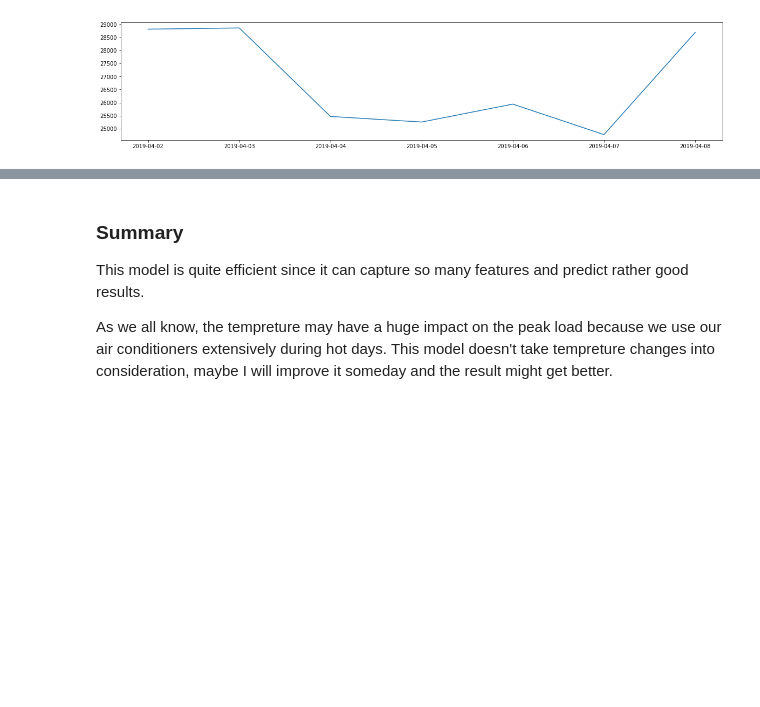
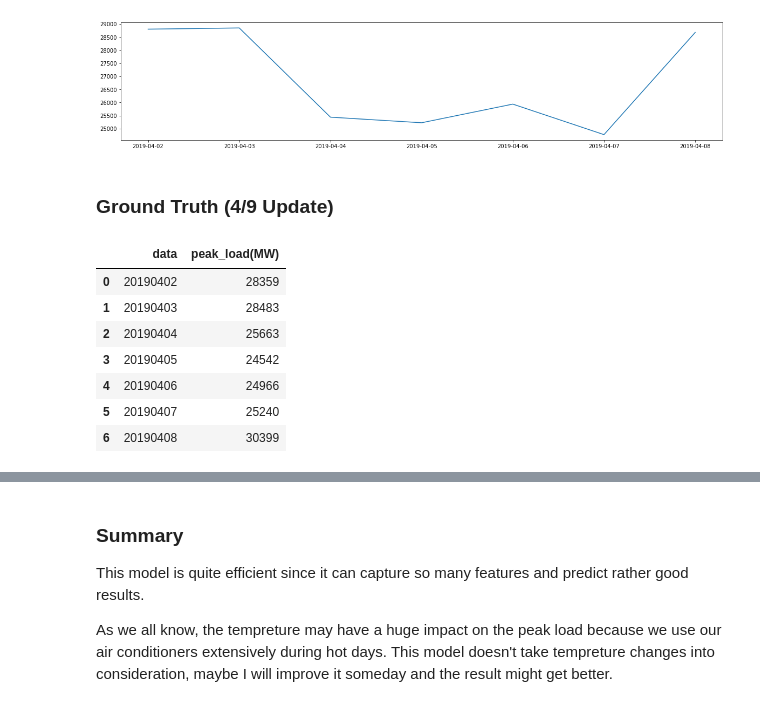
Before and after one commit to Jadezzz/Taipower_forecast, a Jupyter notebook: forecasting.ipynb, the cells around one changed output, grey strips where cells are left out. Saved outputs shown, nothing was run; the diff lists cells and outputs as text; code cells hidden in the pictures; blank space fills up the shorter version.

```diff
--- a/forecasting.ipynb
+++ b/forecasting.ipynb
@@ -325,3 +325,5 @@ plt.show()
 # %% [output]
 INFO:fbprophet:Disabling daily seasonality. Run prophet with daily_seasonality=True to override this.
 [figure]
+# %% [markdown]
+### Ground Truth (4/9 Update)
@@ -327,0 +332,11 @@ INFO:fbprophet:Disabling daily seasonality. Run prophet with daily_seasonality=T
+# %%
+ground_truth
+# %% [output]
+|  | data | peak_load(MW) |
+| 0 | 20190402 | 28359 |
+| 1 | 20190403 | 28483 |
+| 2 | 20190404 | 25663 |
+| 3 | 20190405 | 24542 |
+| 4 | 20190406 | 24966 |
+| 5 | 20190407 | 25240 |
+| 6 | 20190408 | 30399 |
```
Also changed, not shown: parts of 10 cells of this notebook, 1 other file.
